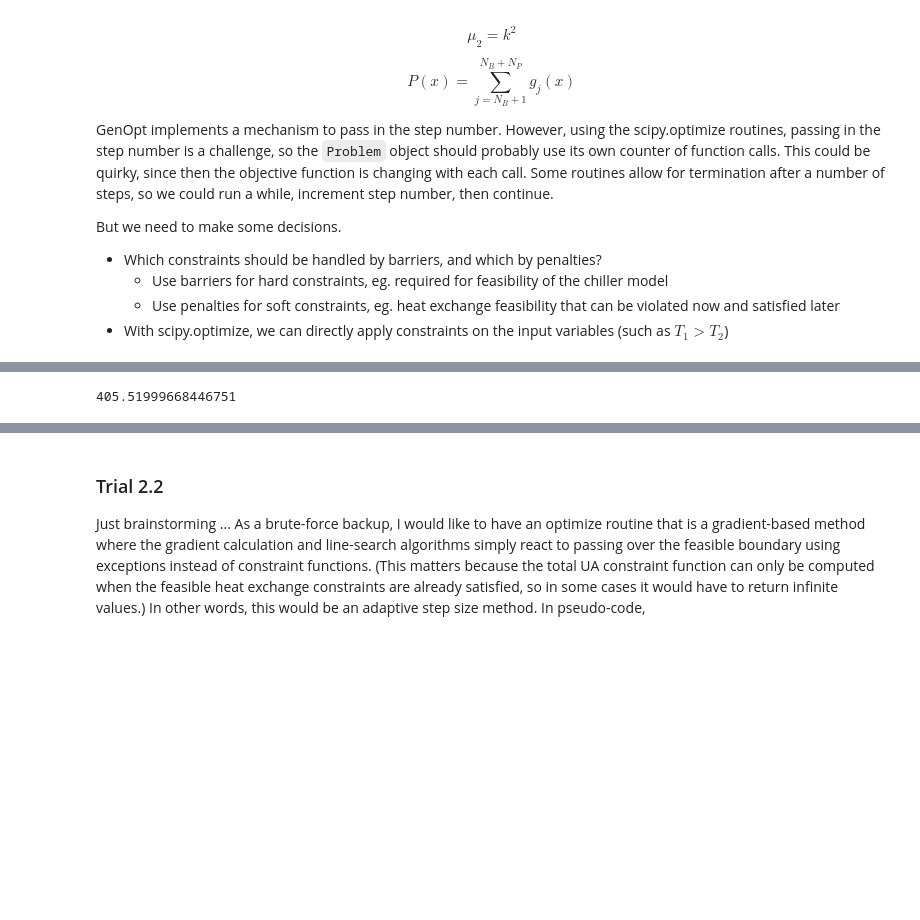
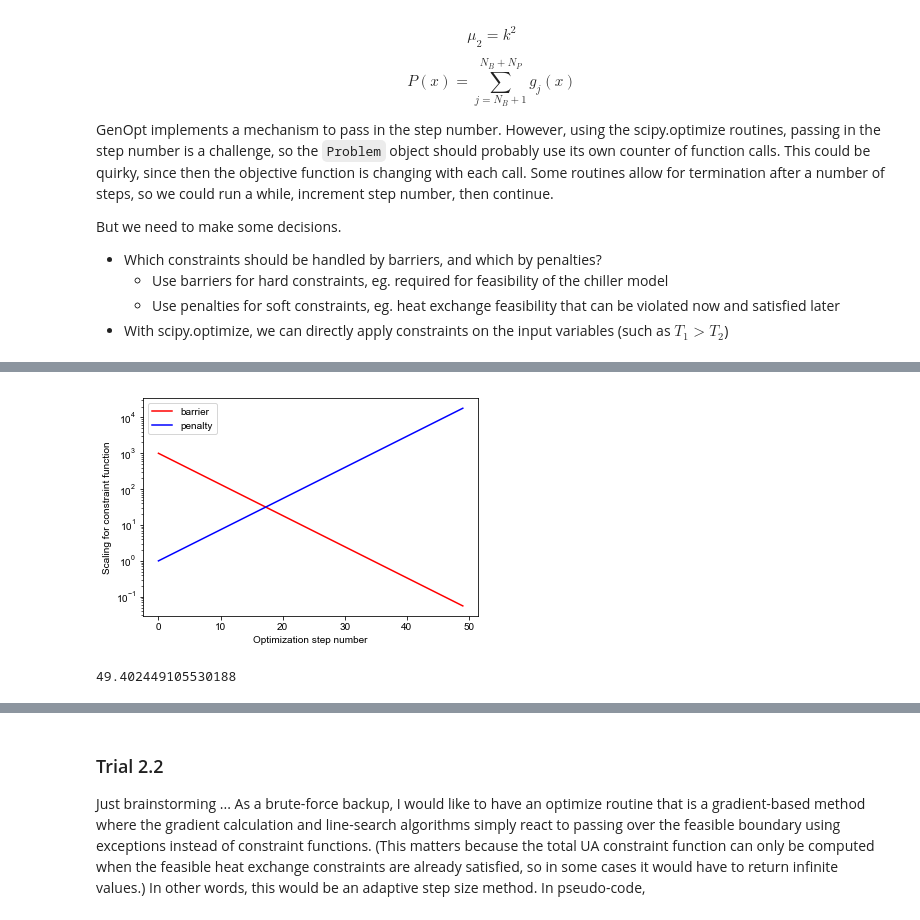
Before and after one commit to nfette/openACHP, a Jupyter notebook: src/optimize_trials2.ipynb, the cells around one changed output, grey strips where cells are left out. Drawn from its saved outputs; the diff is of its cells as text; code cells hidden in the pictures; blank space fills up the shorter version.

```diff
--- a/src/optimize_trials2.ipynb
+++ b/src/optimize_trials2.ipynb
@@ -70,6 +79,16 @@ def barrier1(c, length_scale):
     b = numpy.exp(g / length_scale)
     return numpy.sum(b)
 
+def decay1(step_number, initial_value = 1., rate = 1.):
+    """A decaying function to scale barrier functions.
+    step_number: as this increases, I decay.
+    initial_value: value when step_number = 0.
+    decay_rate: how fast to decay.
+    """
+    # Magnitude tends to zero, slowly
+    mu_B = initial_value * numpy.exp(-rate * step_number)
+    return mu_B
+
 def penalty1(c, length_scale):
     """We want P = 0 for feasible, P > 0 elsewhere
     Feasible means c > 0 and g < 0.
@@ -78,6 +97,12 @@ def penalty1(c, length_scale):
     g = saturate(g,bottom=0,top=numpy.inf)
     p = (g / length_scale)**2
     return numpy.sum(p)
+
+def grow1(step_number, initial_value = 1., rate = 1.):
+    """A growing function to scale penalty functions."""
+    # Magnitude tends to infinite, bit more quickly
+    mu_P = initial_value * numpy.exp(rate * step_number)
+    return mu_P
 # %%
 # Demo barriers
 xx = numpy.linspace(0,1)
@@ -139,7 +164,21 @@ plt.show()
+# %%
+step_number = numpy.arange(50)
+mu_B = decay1(step_number,initial_value=1000,rate=0.2)
+mu_P = grow1(step_number,initial_value=1,rate=0.2)
+plt.close('all')
+plt.figure()
+plt.semilogy(step_number,mu_B,'r',label='barrier')
+plt.semilogy(step_number,mu_P,'b',label='penalty')
+plt.xlabel('Optimization step number')
+plt.ylabel('Scaling for constraint function')
+plt.legend()
+plt.show()
+# %% [output]
+[figure, added]
 # %%
-step_number = 140
-mu_B = 100. * numpy.exp(0.01 * step_number)
+step_number = 39
+mu_B = 1 * numpy.exp(0.1 * step_number)
 mu_B
 # %% [output]
-405.51999668446751
+49.402449105530188
 # %%
```
Also changed, not shown: parts of 26 cells of this notebook.
